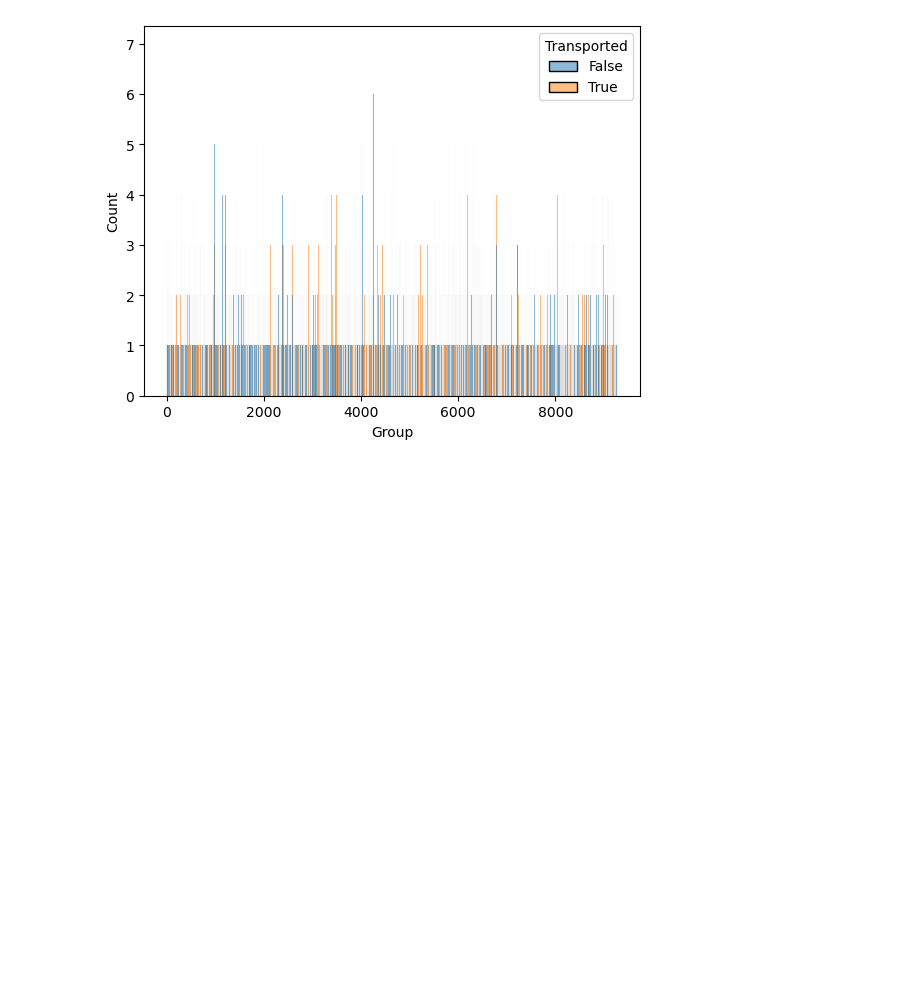
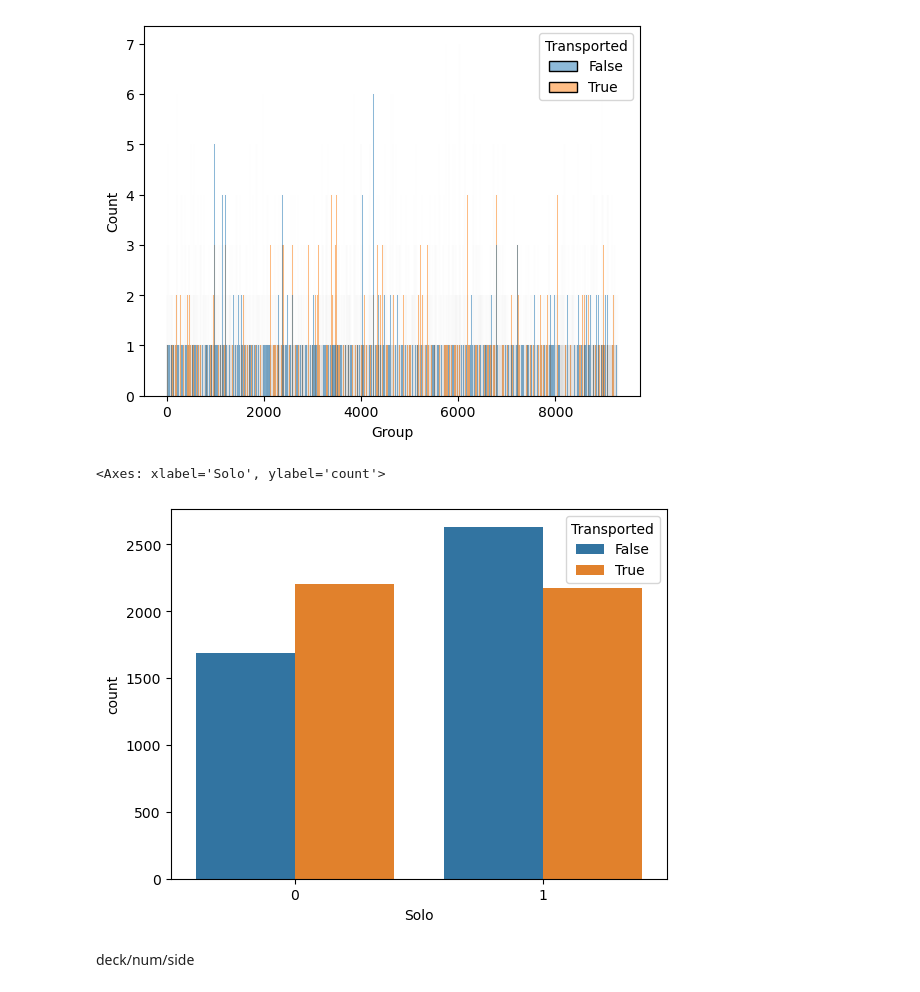
Before and after one commit to manishbhatia7/kaggle, a Jupyter notebook: input/spaceship-titanic/notebook.ipynb, the cells around one changed output. Saved outputs shown, nothing was run; the diff lists cells and outputs as text; code cells hidden in the pictures; blank space fills up the shorter version.

```diff
--- a/input/spaceship-titanic/notebook.ipynb
+++ b/input/spaceship-titanic/notebook.ipynb
@@ -259,3 +259,12 @@ plt.show()
 # %%
 train['Group_Size']=train['Group'].map(lambda x:pd.concat([train['Group'],test['Group']]).value_counts()[x])
 test['Group_Size']=test['Group'].map(lambda x:pd.concat([train['Group'],test['Group']]).value_counts()[x])
+# %%
+train['Solo']=(train['Group_Size']==1).astype(int)
+test['Solo']=(test['Group_Size']==1).astype(int)
+sns.countplot(x='Solo',hue='Transported',data=train)
+# %% [output]
+<Axes: xlabel='Solo', ylabel='count'>
+[figure, added]
+# %% [markdown]
+deck/num/side
```
Also changed, not shown: parts of 1 cell of this notebook.
